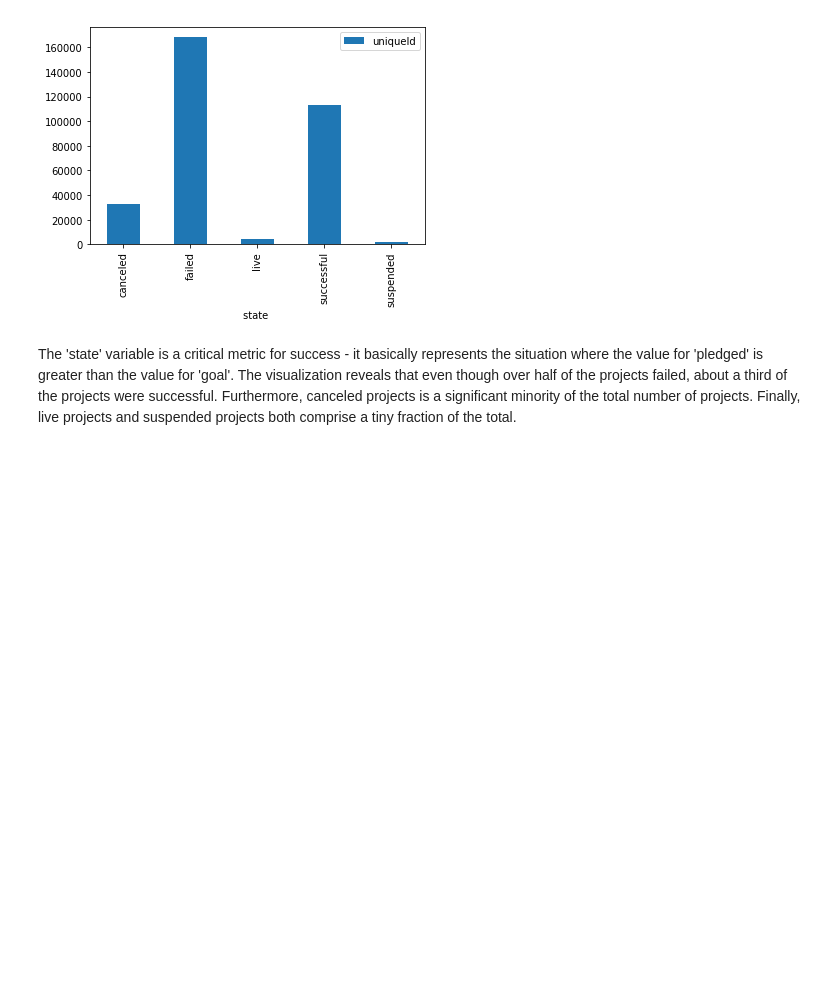
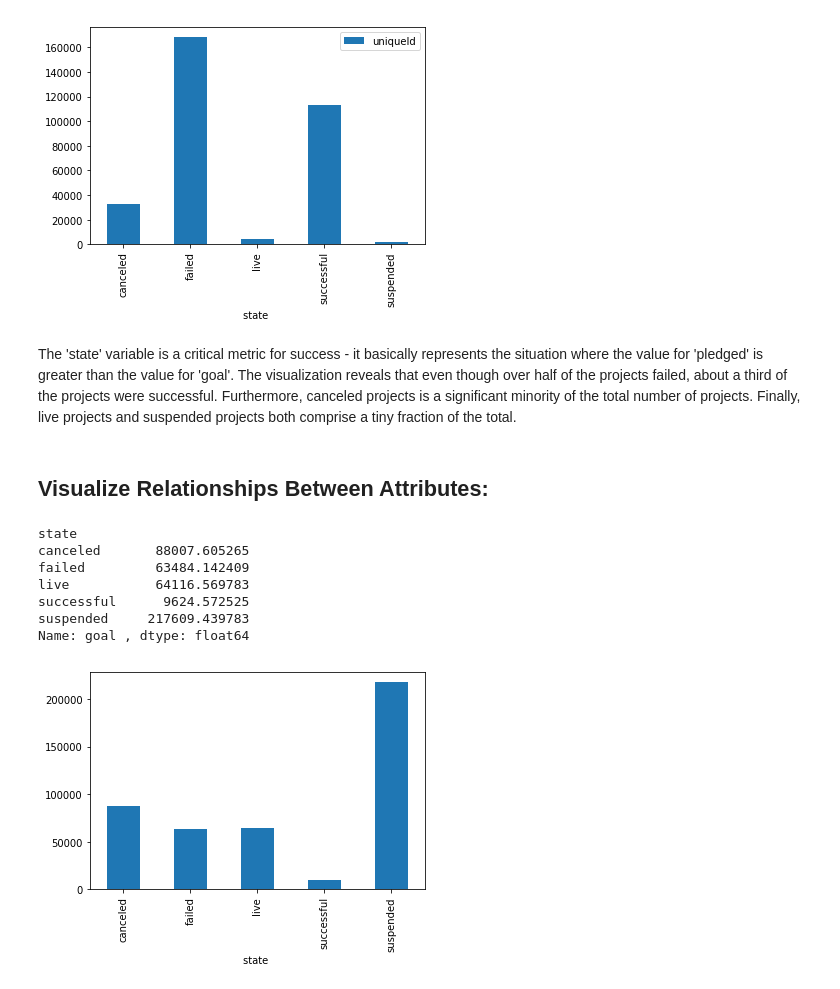
Before and after one commit to BryanCikatz/msds7331_project1, a Jupyter notebook: visualizations_bryan.ipynb, the cells around one changed output. Cells and saved outputs as stored; diff of their text form; code cells hidden in the pictures; blank space fills up the shorter version.

Commit message:
third commit
visuals for the interesting relationships between attributes section

```diff
--- a/visualizations_bryan.ipynb
+++ b/visualizations_bryan.ipynb
@@ -171,3 +175,22 @@ state_list.plot(kind='bar')
 [figure]
 # %% [markdown]
 The 'state' variable is a critical metric for success - it basically represents the situation where the value for 'pledged' is greater than the value for 'goal'. The visualization reveals that even though over half of the projects failed, about a third of the projects were successful. Furthermore, canceled projects is a significant minority of the total number of projects. Finally, live projects and suspended projects both comprise a tiny fraction of the total.
+# %% [markdown]
+## Visualize Relationships Between Attributes:
+# %%
+#looking at the relationship between success and goal
+mean_by_state = df.groupby(['state ']).mean()
+mean_by_state_goal = mean_by_state['goal ']
+# %%
+plt.figure();
+mean_by_state_goal.plot(kind='bar')
+print(mean_by_state_goal)
+# %% [output]
+state
+canceled       88007.605265
+failed         63484.142409
+live           64116.569783
+successful      9624.572525
+suspended     217609.439783
+Name: goal , dtype: float64
+[figure, added]
```
Also changed, not shown: parts of 15 cells of this notebook.
